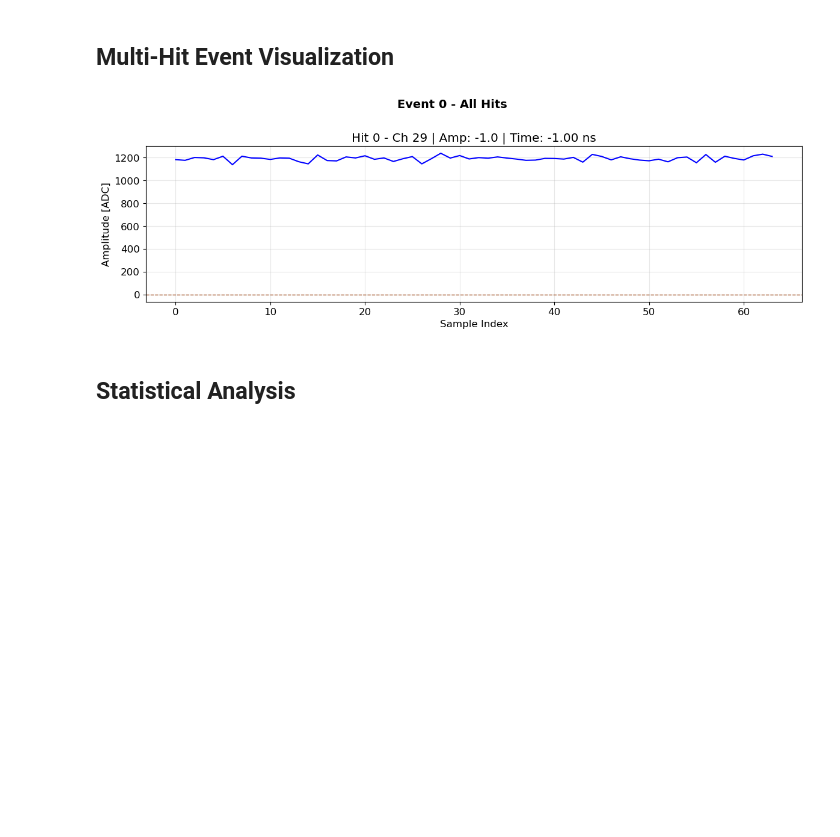
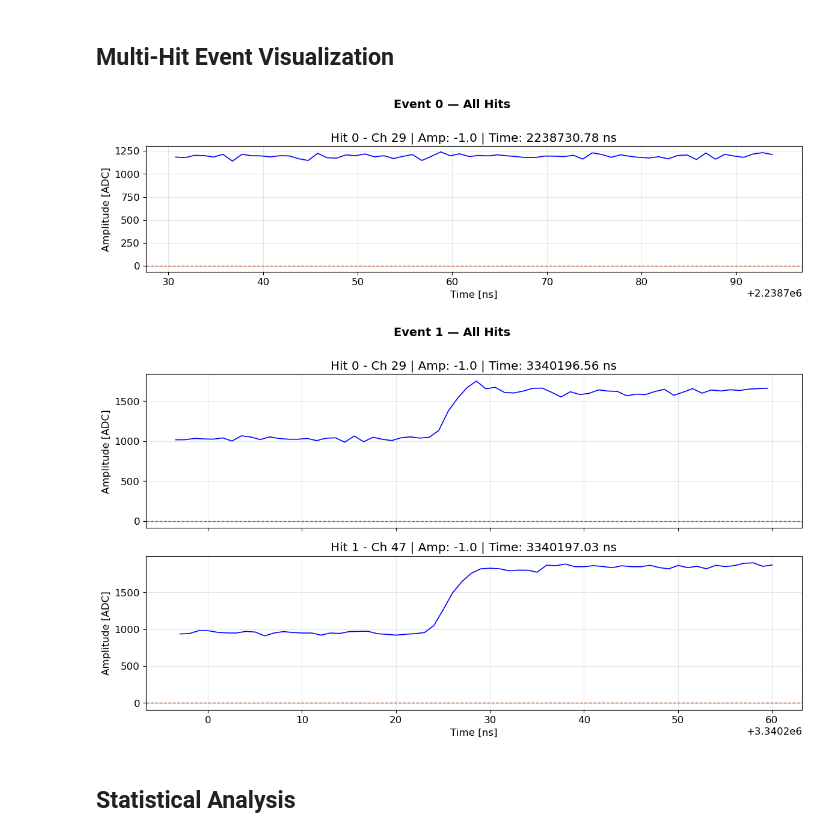
Before and after one commit to jaca230/midas_file_unpacker_app, a Jupyter notebook: notebooks/SAMPIC/plot_sampic_waveforms.ipynb, the cells around one changed output. Cells and saved outputs as stored; diff of their text form; code cells hidden in the pictures; blank space fills up the shorter version.

```diff
--- a/notebooks/SAMPIC/plot_sampic_waveforms.ipynb
+++ b/notebooks/SAMPIC/plot_sampic_waveforms.ipynb
@@ -65,19 +65,3 @@ Available branches:
 Branch 'has_sampic_collector_timing' indicates whether the AC00 bank was present for each event.
 # %% [markdown]
 ## Explore Data Structure
-# %%
-# Examine first event structure
-tree.GetEntry(0)
-event = tree.sampic_event
-
-print(f"Number of hits in first event: {len(event.hits)}")
-if len(event.hits) > 0:
-    hit = event.hits[0]
-    print(f"\nFirst hit details:")
-    print(f"  Channel: {hit.channel}")
-    print(f"  Waveform length: {len(hit.corrected_waveform)}")
-    print(f"  Amplitude: {hit.amplitude:.2f}")
-    print(f"  Baseline: {hit.baseline:.2f}")
-    print(f"  Peak: {hit.peak:.2f}")
-    print(f"  Time: {hit.time_instant:.2f} ns")
-    print(f"  TOT: {hit.tot_value:.2f} ns")
@@ -140,45 +173,58 @@ if len(tree.sampic_event.hits) > 0:
 # %% [markdown]
 ## Multi-Hit Event Visualization
 # %%
-def plot_event_waveforms(event_idx, max_hits=400):
-    """Plot multiple waveforms from a single event."""
+def plot_event_waveforms(event_idx, max_hits=400, sample_period_ns=1.0):
+    """Plot multiple waveforms from a single event, using first cell timestamp as the ns reference."""
     tree.GetEntry(event_idx)
     event = tree.sampic_event
     num_hits = min(len(event.hits), max_hits)
 
     if num_hits == 0:
         print(f"Event {event_idx} has no hits")
         return None
 
-    fig, axes = plt.subplots(num_hits, 1, figsize=(12, 4*num_hits), sharex=True)
+    fig, axes = plt.subplots(num_hits, 1, figsize=(12, 3.5*num_hits), sharex=True)
     if num_hits == 1:
         axes = [axes]
 
     for i in range(num_hits):
         hit = event.hits[i]
         wf = hit.corrected_waveform
-        waveform = np.array([wf[j] for j in range(len(wf))], dtype=np.float32)
+        if not wf:
+            continue
+
+        waveform = np.array(wf, dtype=np.float32)
         sample_indices = np.arange(len(waveform))
+        time_ns = hit.first_cell_timestamp + sample_indices * sample_period_ns
 
-        axes[i].plot(sample_indices, waveform, 'b-', linewidth=1.5)
+        axes[i].plot(time_ns, waveform, 'b-', linewidth=1.2)
         axes[i].axhline(y=hit.baseline, color='g', linestyle='--', linewidth=1, alpha=0.5)
         axes[i].axhline(y=hit.peak, color='r', linestyle='--', linewidth=1, alpha=0.5)
 
         axes[i].set_ylabel('Amplitude [ADC]')
-        axes[i].set_title(f'Hit {i} - Ch {hit.channel} | Amp: {hit.amplitude:.1f} | Time: {hit.time_instant:.2f} ns')
+        axes[i].set_title(
+            f'Hit {i} - Ch {hit.channel} | Amp: {hit.amplitude:.1f} | '
+            f'Time: {hit.first_cell_timestamp:.2f} ns'
+        )
         axes[i].grid(True, alpha=0.3)
 
-    axes[-1].set_xlabel('Sample Index')
-    fig.suptitle(f'Event {event_idx} - All Hits', fontsize=14, fontweight='bold', y=1.001)
+    axes[-1].set_xlabel('Time [ns]')
+    fig.suptitle(f'Event {event_idx} — All Hits', fontsize=14, fontweight='bold', y=1.001)
     plt.tight_layout()
 
     return fig
 
+
 # Plot first event with multiple hits
-plot_event_waveforms(0, max_hits=4)
+plot_event_waveforms(0, max_hits=40)
 plt.show()
+
+# Plot second event with multiple hits
+plot_event_waveforms(1, max_hits=40)
+plt.show()
 # %% [output]
-[figure, old version]
+[figure, new version]
+[figure, added]
 # %% [markdown]
 ## Statistical Analysis
 # %%
```
Also changed, not shown: parts of 5 cells of this notebook, 1 other file.
